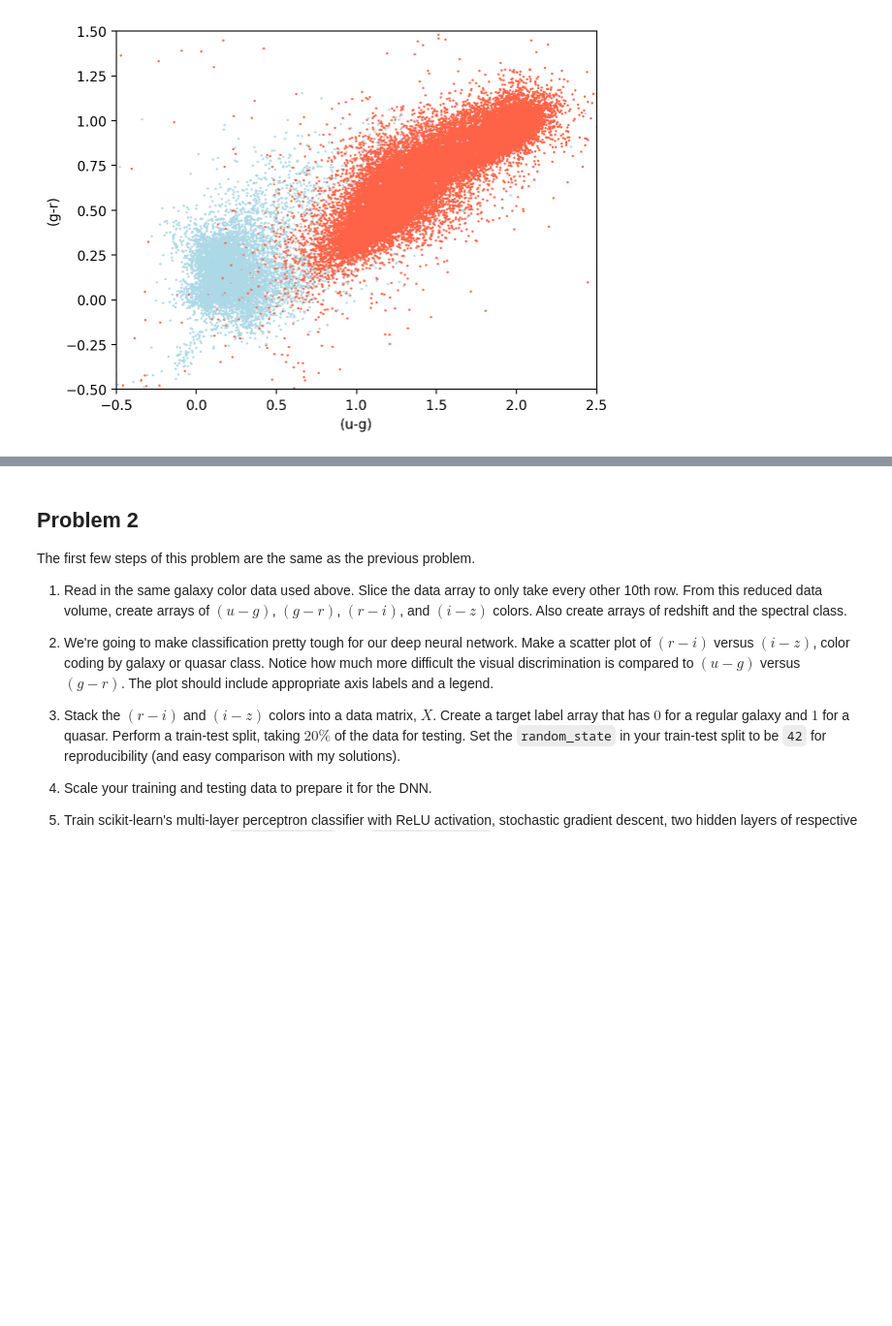
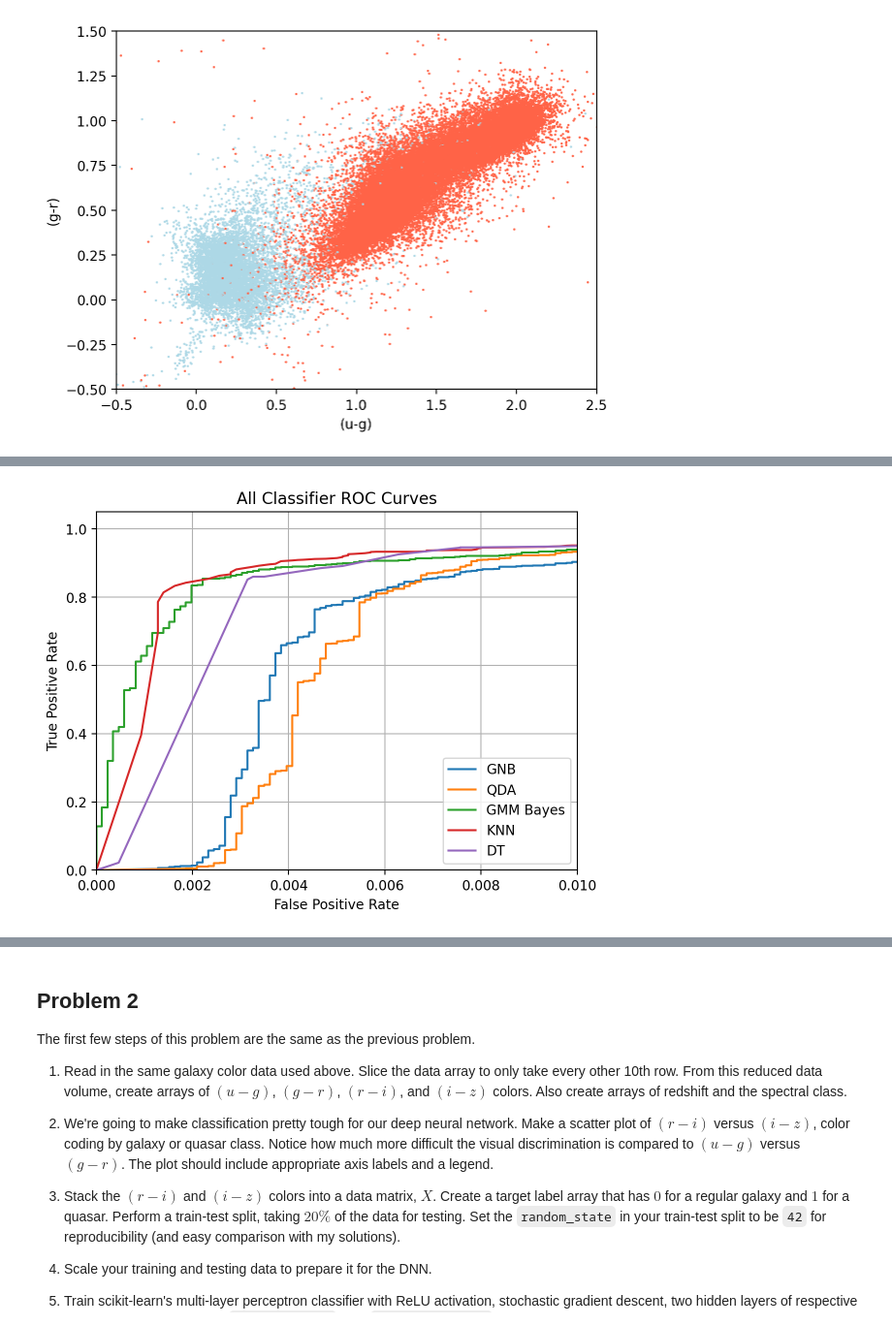
Before and after one commit to VanderbiltAstronomy/astr_8070_s25, a Jupyter notebook: coursework/student_folders/m_rizzosmith/homework/vu_astr8070_s25_hw8_mikerizzosmith.ipynb, the cells around one changed output, grey strips where cells are left out. Shown at 97% size. Cells and saved outputs as stored; diff of their text form; code cells hidden in the pictures; blank space fills up the shorter version.

```diff
--- a/coursework/student_folders/m_rizzosmith/homework/vu_astr8070_s25_hw8_mikerizzosmith.ipynb
+++ b/coursework/student_folders/m_rizzosmith/homework/vu_astr8070_s25_hw8_mikerizzosmith.ipynb
@@ -261,0 +276,78 @@ plt.show()
+# %%
+# MRS Doing all the best number of components
+
+# ------- Gaussian Naive Bayes --------
+# MRS Initialize the classifier and train on the
+clf = GaussianNB()
+clf.fit(X_train, y_train)
+quasar_idx = np.where(clf.classes_ == 1)[0][0]
+probs = clf.predict_proba(X_test)[:, quasar_idx]
+fpr, tpr, thresh = roc_curve(y_test, probs)
+fpr = np.concatenate([[0], fpr])
+tpr = np.concatenate([[0], tpr])
+
+plt.plot(fpr, tpr, label=f'GNB')
+
+# --------- Quadratic Discriminant Analysis-----
+
+# MRS Initialize the classifier and train on the
+clf = QDA()
+clf.fit(X_train, y_train)
+quasar_idx = np.where(clf.classes_ == 1)[0][0]
+probs = clf.predict_proba(X_test)[:, quasar_idx]
+fpr, tpr, thresh = roc_curve(y_test, probs)
+fpr = np.concatenate([[0], fpr])
+tpr = np.concatenate([[0], tpr])
+# Plot the ROC curve
+
+plt.plot(fpr, tpr, label=f'QDA')
+
+
+# --------- GMM Bayes ----------------
+
+clf = GMMBayes(n_components=8, covariance_type='full')
+clf.fit(X_train, y_train)
+quasar_idx = np.where(clf.classes_ == 1)[0][0]
+probs = clf.predict_proba(X_test)[:, quasar_idx]
+fpr, tpr, thresh = roc_curve(y_test, probs)
+fpr = np.concatenate([[0], fpr])
+tpr = np.concatenate([[0], tpr])
+
+plt.plot(fpr, tpr, label=f'GMM Bayes')
+
+# --------- KNN ----------------
+clf = KNeighborsClassifier(n_neighbors=95)
+clf.fit(X_train, y_train)
+quasar_idx = np.where(clf.classes_ == 1)[0][0]
+probs = clf.predict_proba(X_test)[:, quasar_idx]
+fpr, tpr, thresh = roc_curve(y_test, probs)
+fpr = np.concatenate([[0], fpr])
+tpr = np.concatenate([[0], tpr])
+
+plt.plot(fpr, tpr, label=f'KNN')
+
+# -------- Decision Tree Classifier -----------
+
+clf = DecisionTreeClassifier(max_depth=5, criterion='entropy')
+clf.fit(X_train, y_train)
+# MRS Pick out the QSOs from classifier class
+quasar_idx = np.where(clf.classes_ == 1)[0][0]
+probs = clf.predict_proba(X_test)[:, quasar_idx]
+fpr, tpr, thresh = roc_curve(y_test, probs)
+fpr = np.concatenate([[0], fpr])
+tpr = np.concatenate([[0], tpr])
+
+plt.plot(fpr, tpr, label=f'DT')
+
+
+# Final plot tweaks
+plt.xlabel('False Positive Rate')
+plt.ylabel('True Positive Rate')
+plt.title('All Classifier ROC Curves')
+plt.xlim(0, 0.01)
+plt.ylim(0, 1.05)
+plt.legend(loc='lower right')
+plt.grid(True)
+plt.show()
+# %% [output]
+[figure, added]
```
Also changed, not shown: parts of 14 cells of this notebook.
